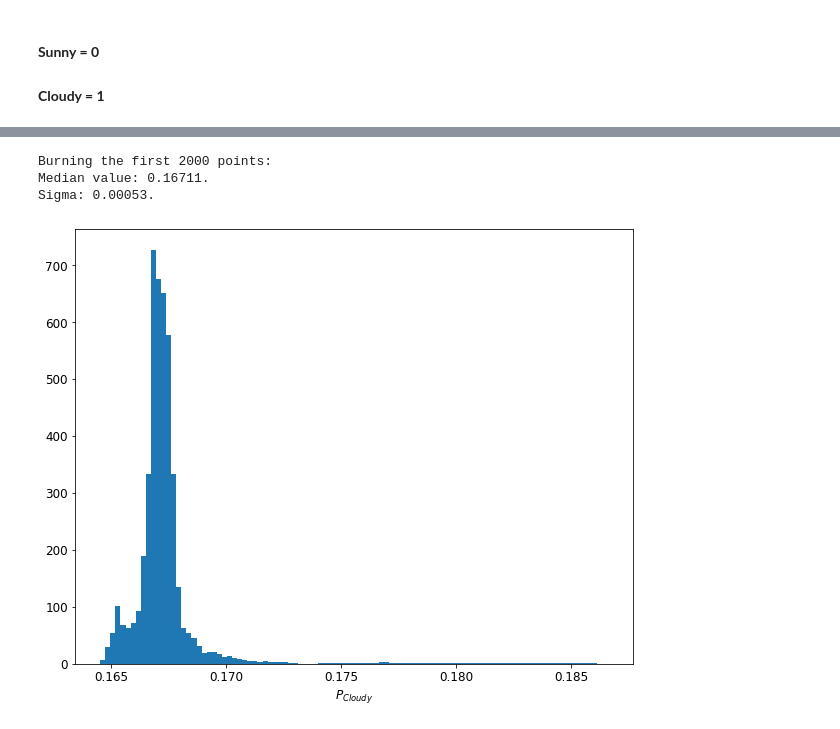
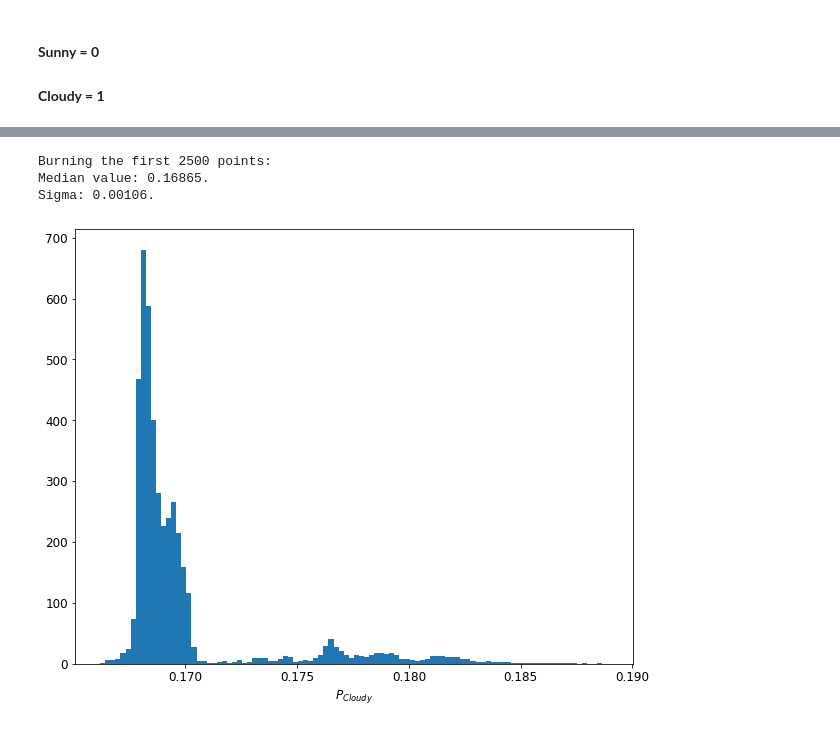
Before and after one commit to olli-e-benji/Astrostatistics-and-Machine-Learning-2023, a Jupyter notebook: working/L10_TelescopeObservation.ipynb, the cells around one changed output, grey strips where cells are left out. Saved outputs shown, nothing was run; the diff lists cells and outputs as text; code cells hidden in the pictures.

```diff
--- a/working/L10_TelescopeObservation.ipynb
+++ b/working/L10_TelescopeObservation.ipynb
@@ -73,19 +70,21 @@ Sigma: 0.00054.
 # %%
 #Summary statistics after removing the burn-in phase
-burn = 2000
+
+#Burning the first 2.5% of days
+burn = 2500
 reliable_days = copy[burn:]
 
 burnt_median = np.median(reliable_days)
 burnt_sigma = astrostats.sigmaG(reliable_days)
 print('\033[1m''Burning the first {} points:''\033[0m'.format(burn))
 
 print('Median value: {:.5f}.\nSigma: {:.5f}.'.format(burnt_median, burnt_sigma))
 
 plt.hist(reliable_days, bins=100, density=True)
 plt.xlabel(r'$P_{Cloudy}$')
 plt.show();
 # %% [output]
-Burning the first 2000 points:
-Median value: 0.16711.
-Sigma: 0.00053.
+Burning the first 2500 points:
+Median value: 0.16865.
+Sigma: 0.00106.
-[figure, old version]
+[figure, new version]
```
Also changed, not shown: parts of 2 cells of this notebook.
